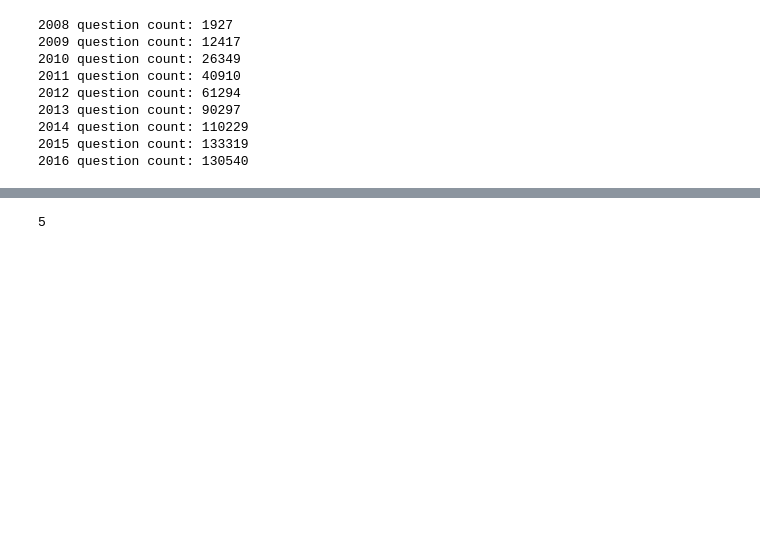
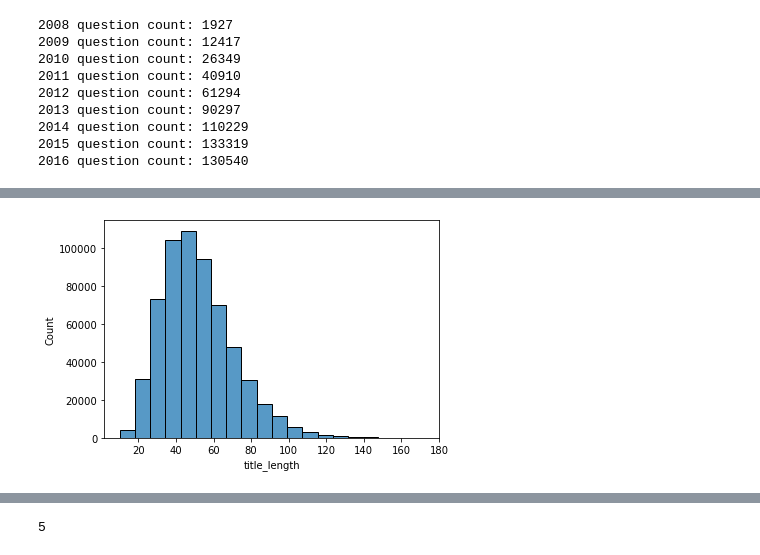
Before and after one commit to willcd/module5-project, a Jupyter notebook: code/eda_notebook.ipynb, the cells around one changed output, grey strips where cells are left out. Drawn from its saved outputs; the diff is of its cells as text; code cells hidden in the pictures; blank space fills up the shorter version.

```diff
--- a/code/eda_notebook.ipynb
+++ b/code/eda_notebook.ipynb
@@ -75,0 +138,4 @@ for year in [2008, 2009, 2010, 2011, 2012, 2013, 2014, 2015, 2016]:
+# %%
+ax = sns.histplot(questions_2, x='title_length', bins=20)
+# %% [output]
+[figure, added]
```
Also changed, not shown: parts of 35 cells of this notebook.
